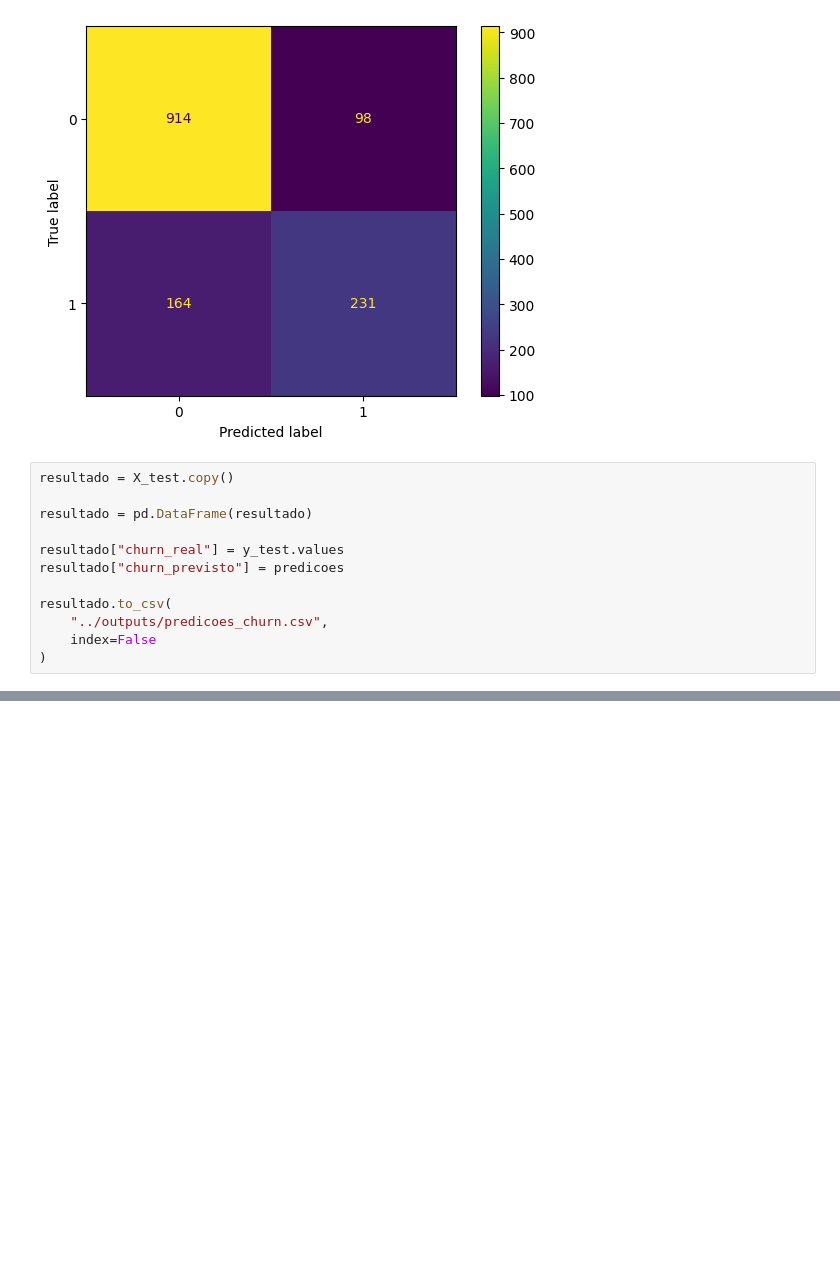
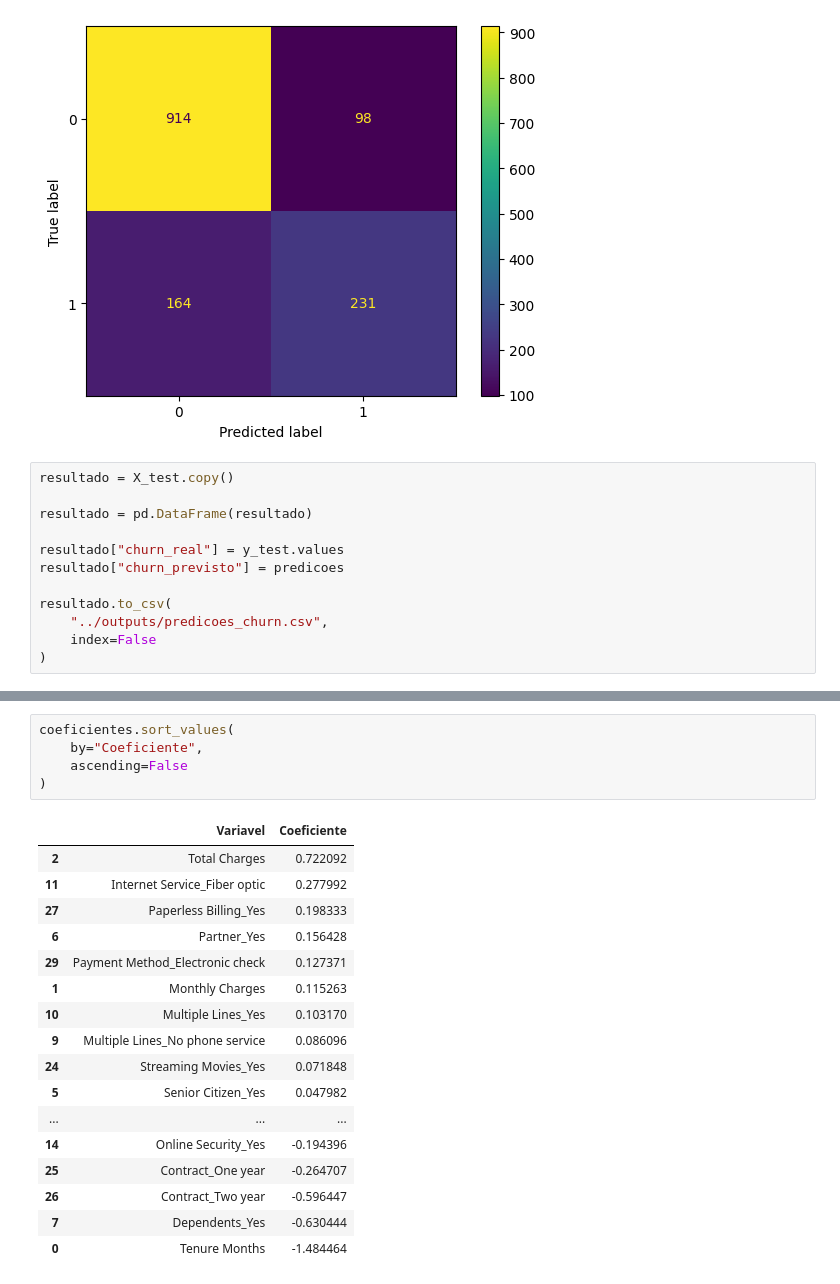
Before and after one commit to ereism1/Churn-analysis, a Jupyter notebook: notebooks/churn_analysis.ipynb, the cells around one changed output, grey strips where cells are left out. Saved outputs shown, nothing was run; the diff lists cells and outputs as text; blank space fills up the shorter version.

```diff
--- a/notebooks/churn_analysis.ipynb
+++ b/notebooks/churn_analysis.ipynb
@@ -587,0 +624,23 @@ resultado.to_csv(
+# %%
+coeficientes.sort_values(
+    by="Coeficiente",
+    ascending=False
+)
+# %% [output]
+|  | Variavel | Coeficiente |
+| 2 | Total Charges | 0.722092 |
+| 11 | Internet Service_Fiber optic | 0.277992 |
+| 27 | Paperless Billing_Yes | 0.198333 |
+| 6 | Partner_Yes | 0.156428 |
+| 29 | Payment Method_Electronic check | 0.127371 |
+| 1 | Monthly Charges | 0.115263 |
+| 10 | Multiple Lines_Yes | 0.103170 |
+| 9 | Multiple Lines_No phone service | 0.086096 |
+| 24 | Streaming Movies_Yes | 0.071848 |
+| 5 | Senior Citizen_Yes | 0.047982 |
+| ... | ... | ... |
+| 14 | Online Security_Yes | -0.194396 |
+| 25 | Contract_One year | -0.264707 |
+| 26 | Contract_Two year | -0.596447 |
+| 7 | Dependents_Yes | -0.630444 |
+| 0 | Tenure Months | -1.484464 |
```
Also changed, not shown: parts of 13 cells of this notebook, 6 other files.
